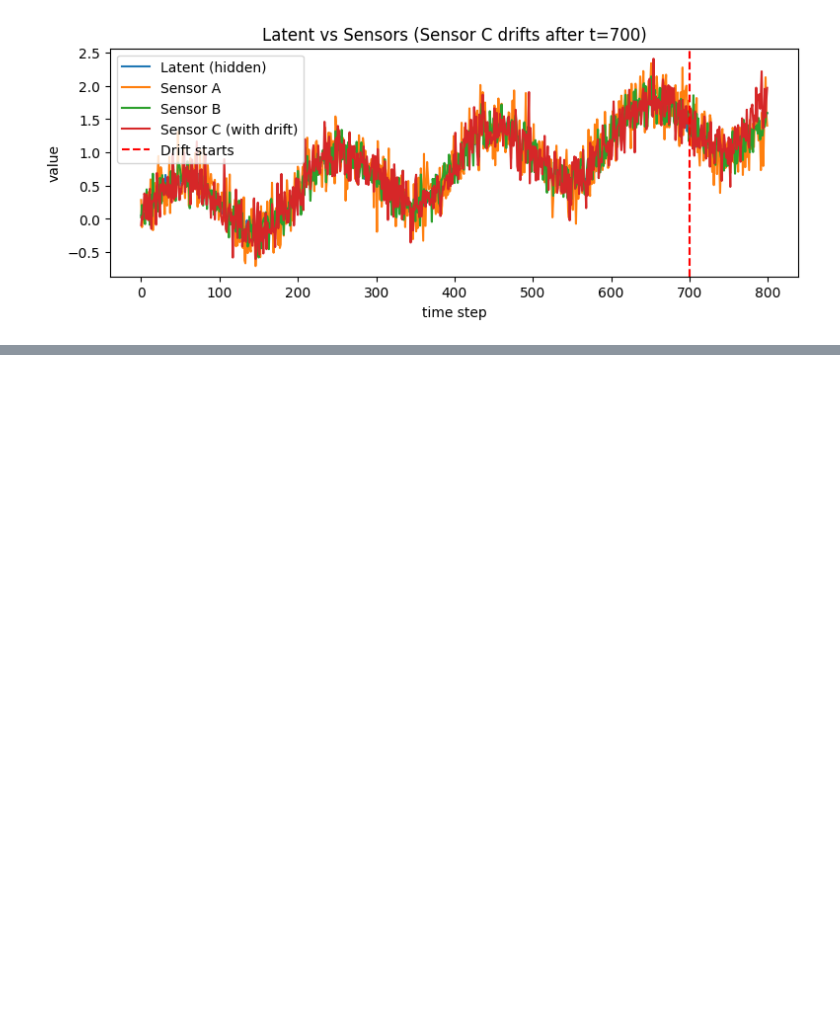
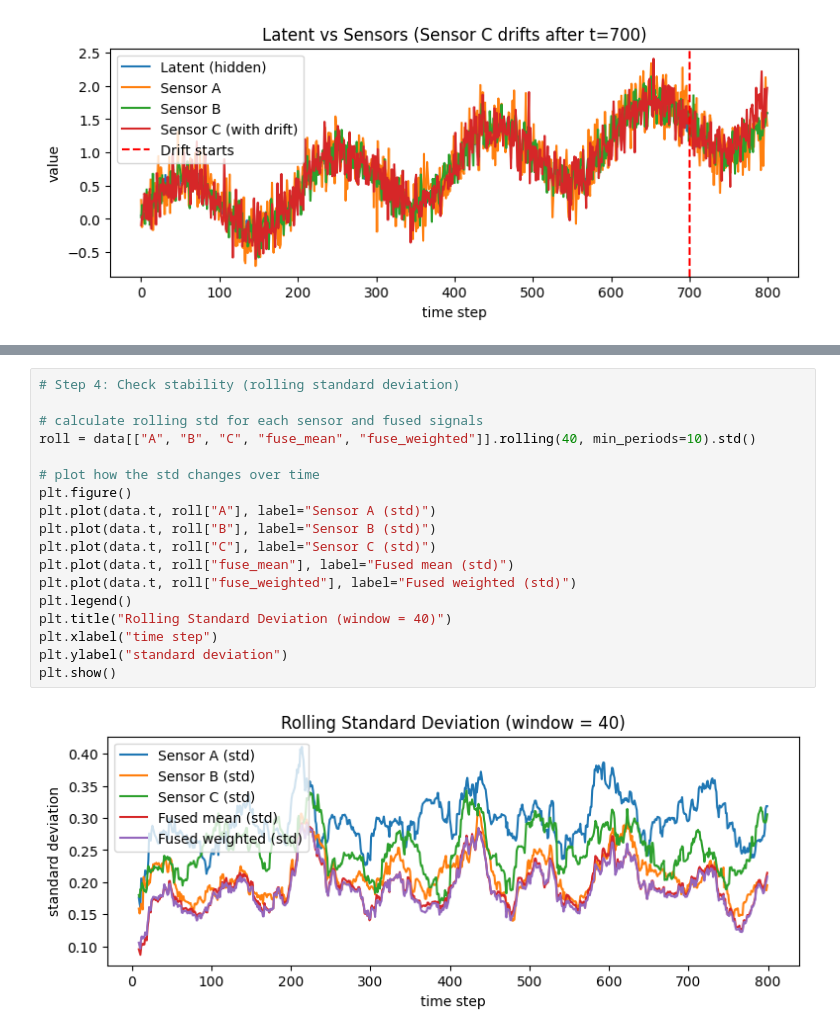
Before and after one commit to kalidasan-2001/redundancy-aware-sensor-fusion, a Jupyter notebook: redundancy_sensor_fusion.ipynb, the cells around one changed output, grey strips where cells are left out. Cells and saved outputs as stored; diff of their text form; blank space fills up the shorter version.

```diff
--- a/redundancy_sensor_fusion.ipynb
+++ b/redundancy_sensor_fusion.ipynb
@@ -97,0 +187,20 @@ plt.show()
+# %%
+# Step 4: Check stability (rolling standard deviation)
+
+# calculate rolling std for each sensor and fused signals
+roll = data[["A", "B", "C", "fuse_mean", "fuse_weighted"]].rolling(40, min_periods=10).std()
+
+# plot how the std changes over time
+plt.figure()
+plt.plot(data.t, roll["A"], label="Sensor A (std)")
+plt.plot(data.t, roll["B"], label="Sensor B (std)")
+plt.plot(data.t, roll["C"], label="Sensor C (std)")
+plt.plot(data.t, roll["fuse_mean"], label="Fused mean (std)")
+plt.plot(data.t, roll["fuse_weighted"], label="Fused weighted (std)")
+plt.legend()
+plt.title("Rolling Standard Deviation (window = 40)")
+plt.xlabel("time step")
+plt.ylabel("standard deviation")
+plt.show()
+# %% [output]
+[figure, added]
```
Also changed, not shown: parts of 5 cells of this notebook.
